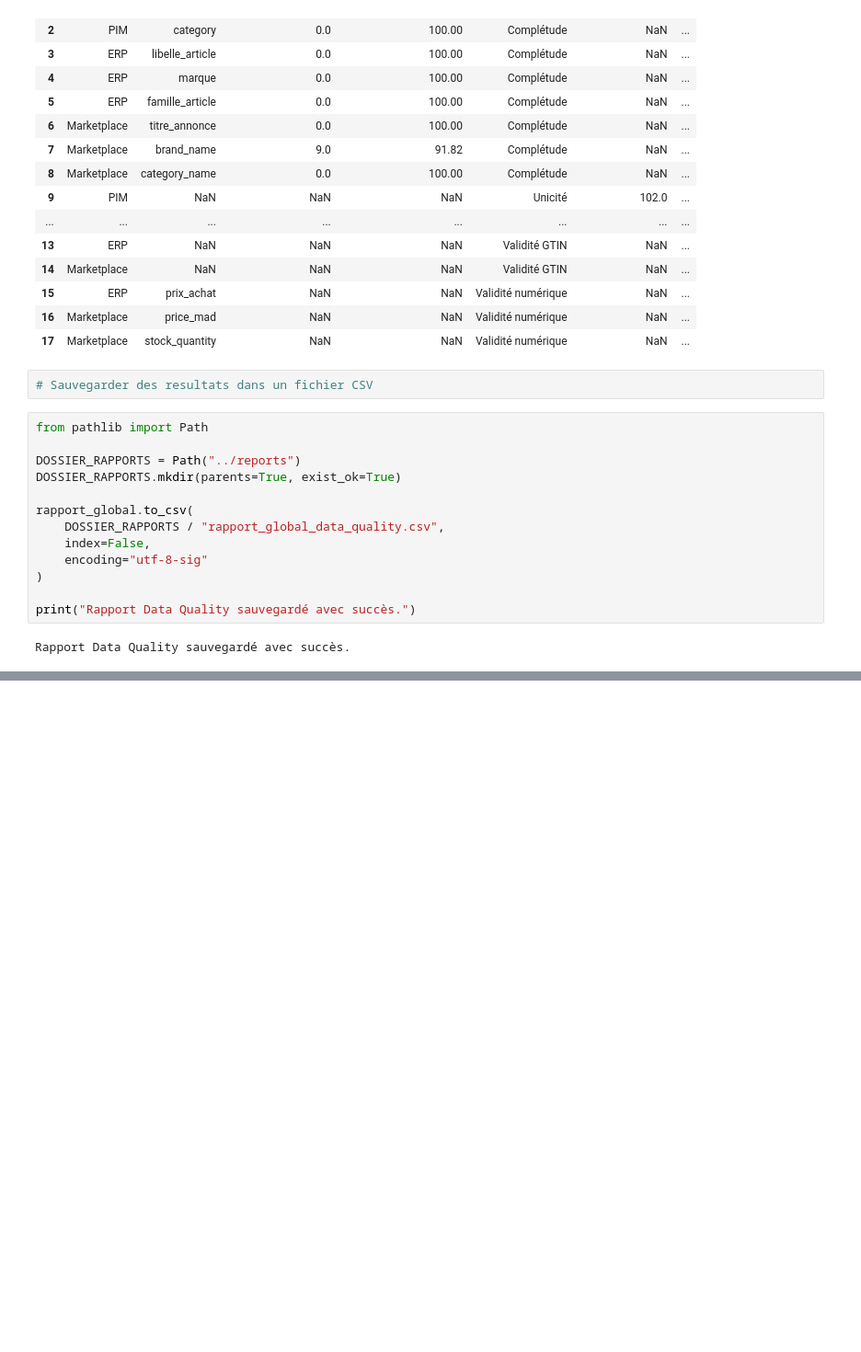
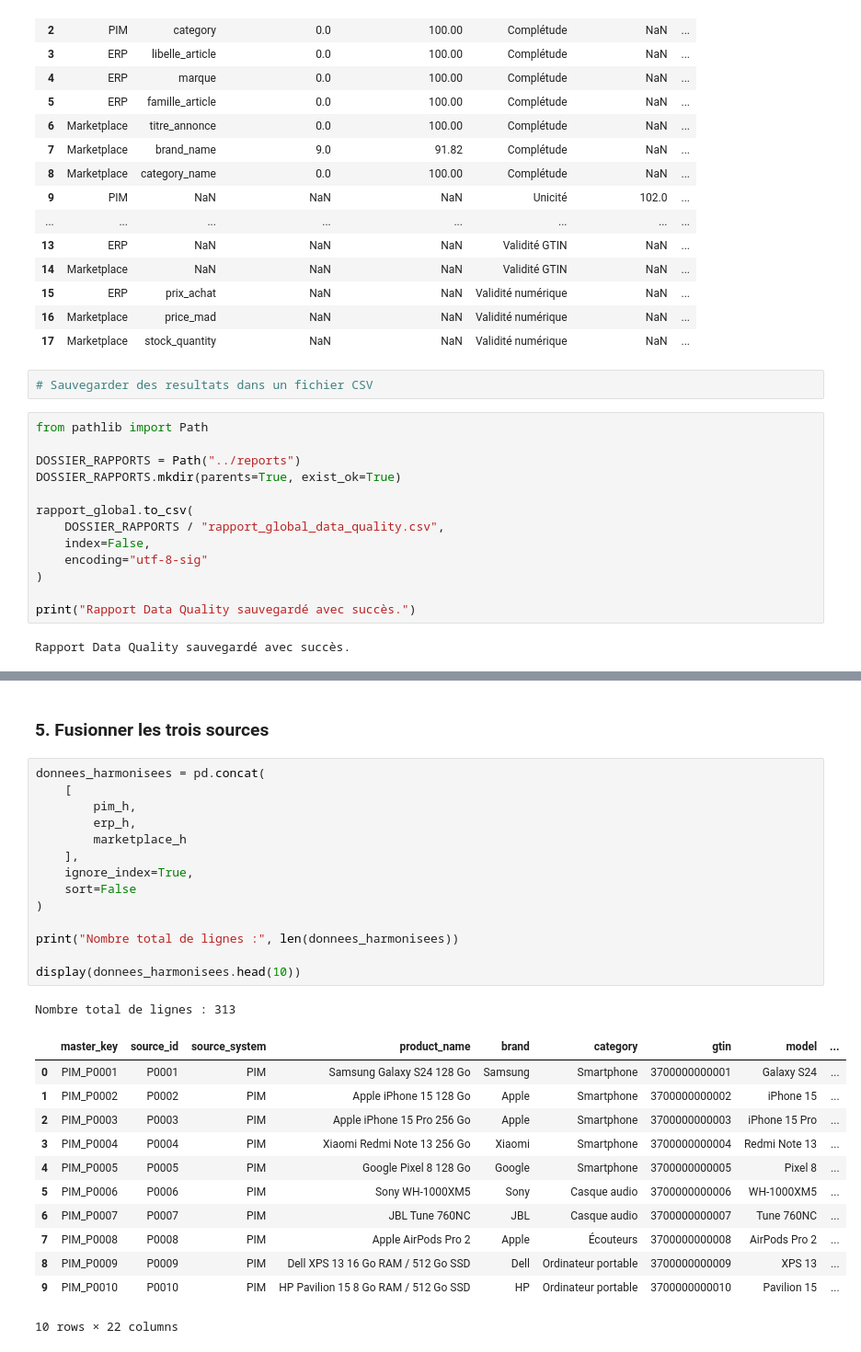
Before and after one commit to Ramadiaw12/Project_datagouvernance, a Jupyter notebook: notebooks/01_diagnostic_donnees.ipynb, the cells around one changed output, grey strips where cells are left out. Shown at 92% size. Cells and saved outputs as stored; diff of their text form; blank space fills up the shorter version.

```diff
--- a/notebooks/01_diagnostic_donnees.ipynb
+++ b/notebooks/01_diagnostic_donnees.ipynb
@@ -1095,0 +1415,30 @@ Rapport Data Quality sauvegardé avec succès.
+# %% [markdown]
+### 5. Fusionner les trois sources
+# %%
+donnees_harmonisees = pd.concat(
+    [
+        pim_h,
+        erp_h,
+        marketplace_h
+    ],
+    ignore_index=True,
+    sort=False
+)
+
+print("Nombre total de lignes :", len(donnees_harmonisees))
+
+display(donnees_harmonisees.head(10))
+# %% [output]
+Nombre total de lignes : 313
+|  | master_key | source_id | source_system | product_name | brand | category | gtin | model | ... |
+| 0 | PIM_P0001 | P0001 | PIM | Samsung Galaxy S24 128 Go | Samsung | Smartphone | 3700000000001 | Galaxy S24 | ... |
+| 1 | PIM_P0002 | P0002 | PIM | Apple iPhone 15 128 Go | Apple | Smartphone | 3700000000002 | iPhone 15 | ... |
+| 2 | PIM_P0003 | P0003 | PIM | Apple iPhone 15 Pro 256 Go | Apple | Smartphone | 3700000000003 | iPhone 15 Pro | ... |
+| 3 | PIM_P0004 | P0004 | PIM | Xiaomi Redmi Note 13 256 Go | Xiaomi | Smartphone | 3700000000004 | Redmi Note 13 | ... |
+| 4 | PIM_P0005 | P0005 | PIM | Google Pixel 8 128 Go | Google | Smartphone | 3700000000005 | Pixel 8 | ... |
+| 5 | PIM_P0006 | P0006 | PIM | Sony WH-1000XM5 | Sony | Casque audio | 3700000000006 | WH-1000XM5 | ... |
+| 6 | PIM_P0007 | P0007 | PIM | JBL Tune 760NC | JBL | Casque audio | 3700000000007 | Tune 760NC | ... |
+| 7 | PIM_P0008 | P0008 | PIM | Apple AirPods Pro 2 | Apple | Écouteurs | 3700000000008 | AirPods Pro 2 | ... |
+| 8 | PIM_P0009 | P0009 | PIM | Dell XPS 13 16 Go RAM / 512 Go SSD | Dell | Ordinateur portable | 3700000000009 | XPS 13 | ... |
+| 9 | PIM_P0010 | P0010 | PIM | HP Pavilion 15 8 Go RAM / 512 Go SSD | HP | Ordinateur portable | 3700000000010 | Pavilion 15 | ... |
+10 rows × 22 columns
```
Also changed, not shown: parts of 8 cells of this notebook, 1 other file.
